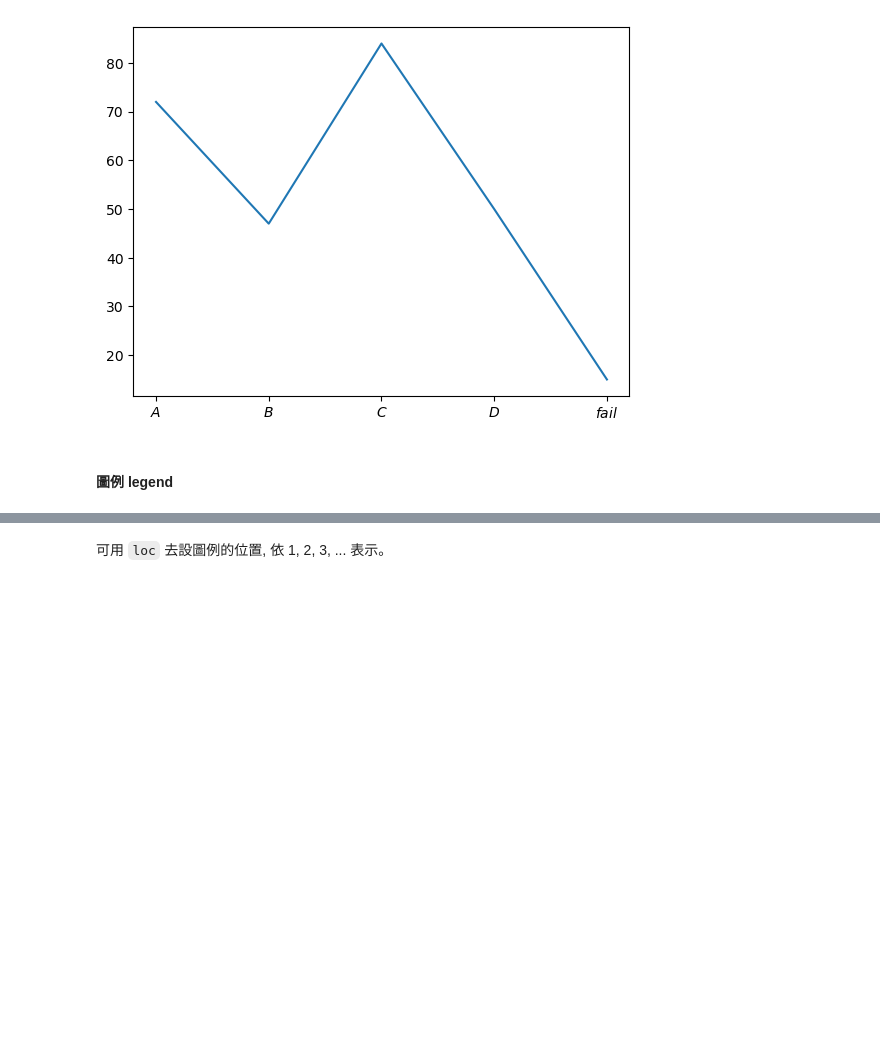
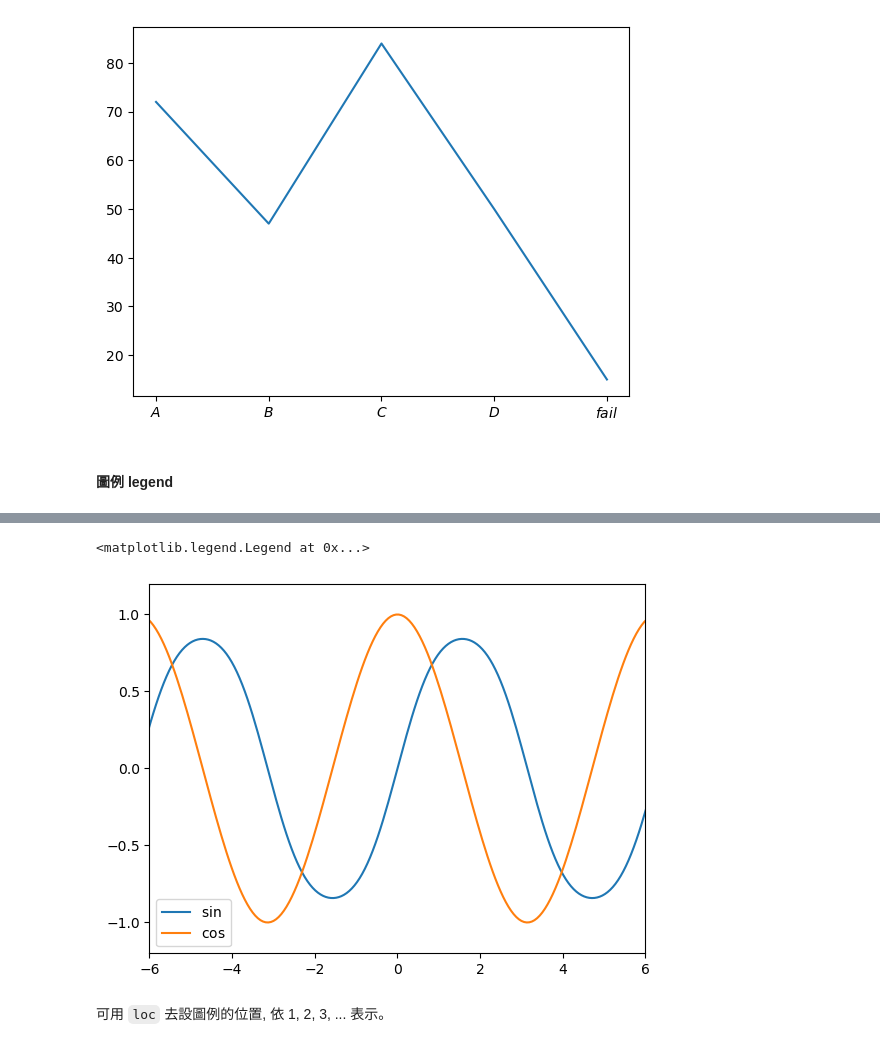
Before and after one commit to mozzaray/IMLP433, a Jupyter notebook: Unit02/2.3.2_Matplotlib資料視覺化.ipynb, the cells around one changed output, grey strips where cells are left out. Saved outputs shown, nothing was run; the diff lists cells and outputs as text; code cells hidden in the pictures; blank space fills up the shorter version.

```diff
--- a/Unit02/2.3.2_Matplotlib資料視覺化.ipynb
+++ b/Unit02/2.3.2_Matplotlib資料視覺化.ipynb
@@ -387,2 +383,11 @@ plt.xticks([1,2,3,4,5], ['$A$','$B$','$C$','$D$','$fail$'])
+# %%
+plt.xlim(-6,6)
+plt.ylim(-1.2,1.2)
+plt.plot(x,np.sin(y),label='$\sin$')
+plt.plot(x,np.cos(x),label='$\cos$')
+plt.legend()
+# %% [output]
+<matplotlib.legend.Legend at 0x...>
+[figure, added]
 # %% [markdown]
 可用 `loc` 去設圖例的位置, 依 1, 2, 3, ... 表示。
```
Also changed, not shown: parts of 16 cells of this notebook.
